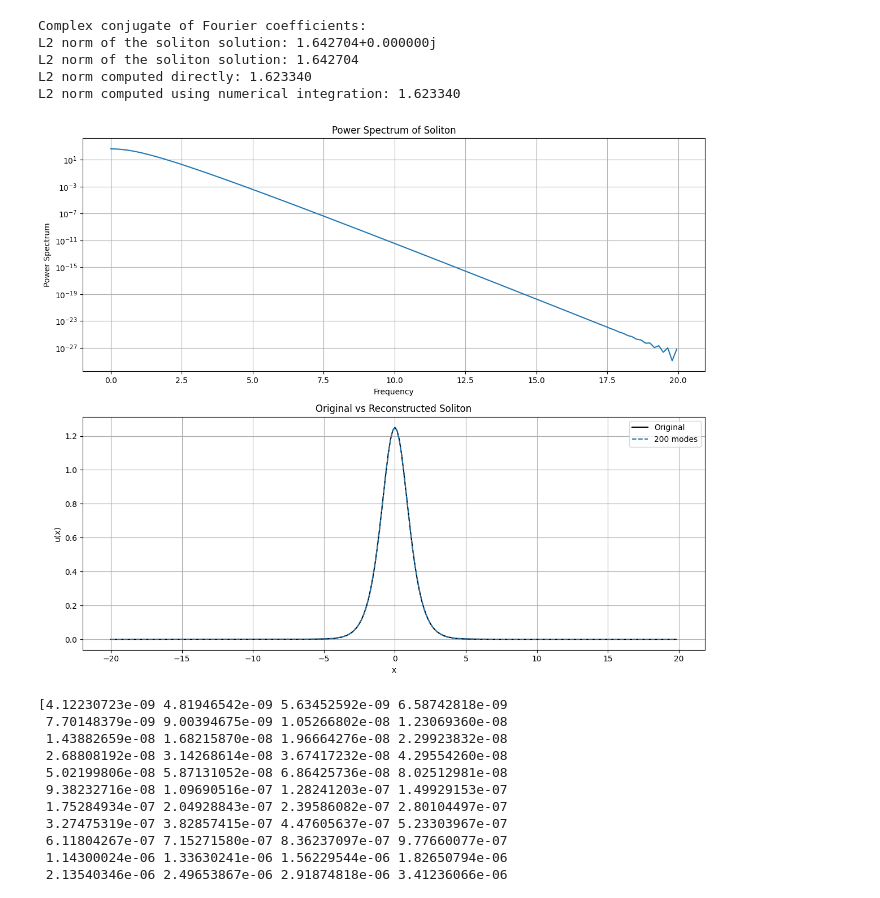
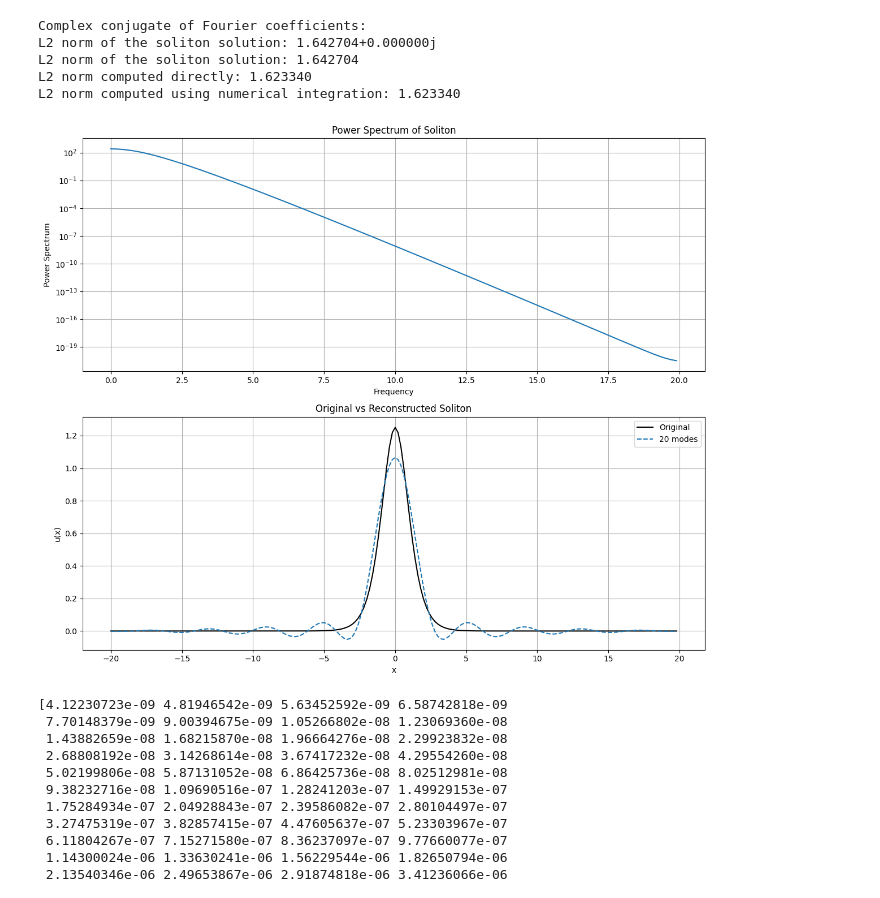
Before and after one commit to moritzhauschulz/structure_preserving_operator_learning, a Jupyter notebook: kdv.ipynb, the cells around one changed output. Saved outputs shown, nothing was run; the diff lists cells and outputs as text; code cells hidden in the pictures.

Commit message:
updating Fourier strategy

```diff
--- a/kdv.ipynb
+++ b/kdv.ipynb
@@ -285,7 +285,41 @@ L2 norm of the soliton solution: 1.642704+0.000000j
 L2 norm of the soliton solution: 1.642704
 L2 norm computed directly: 1.623340
 L2 norm computed using numerical integration: 1.623340
+# %%
+import torch
+
+def padded_ifft(four_coef_hat, K):
+    """
+    Compute the inverse Fourier transform with zero-padding to match a target resolution K.
+    Handles batched input tensors.
+
+    Parameters:
+        four_coef_hat (torch.Tensor): Tensor of shape (batch_size, N) containing Fourier coefficients
+        K (int): The target number of points for the output resolution
+
+    Returns:
+        torch.Tensor: The reconstructed function sampled at K points, shape (batch_size, K)
+    """
+    N = len(four_coef_hat)  # Original number of Fourier modes
+
+    # Zero-padding in Fourier space
+    if K > N:
+        pad_left = (K - N) // 2
+        pad_right = K - N - pad_left
+        four_coef_hat_padded = torch.nn.functional.pad(four_coef_hat, (pad_left, pad_right), mode='constant', value=0)
+    else:
+        # If K <= N, truncate the higher frequencies
+        four_coef_hat_padded = four_coef_hat[:K]
+
+    # Compute the inverse FFT
+    out = np.fft.ifft(four_coef_hat_padded) * (K / N)  # Adjust scaling factor
+
+    return out
 # %%
+N = 200
+x = np.linspace(-L/2, L/2, N, endpoint=False)
+
+
 # Take the soliton function at t=0 for spectral analysis
 u0 = exact_soliton(x, 0, c, a)
 
@@ -295,37 +329,40 @@ frequencies = np.fft.fftfreq(N, dx/(2*np.pi))
 
 # Compute power spectrum
 power_spectrum = np.abs(u_hat)**2
 
 # Plot original signal, DFT magnitude, and reconstructions with different modes
 fig, axs = plt.subplots(2, 1, figsize=(12, 10))
 
 # Plot power spectrum
 axs[0].semilogy(frequencies[:N//2], power_spectrum[:N//2])
 axs[0].set_xlabel('Frequency')
 axs[0].set_ylabel('Power Spectrum')
 axs[0].set_title('Power Spectrum of Soliton')
 axs[0].grid(True)
 
 # Plot original and reconstructions
 axs[1].plot(x, u0, 'k-', label='Original')
 
 # Try different numbers of modes for reconstruction
-for n_modes in [100]:
+for n_modes in [10]:
     u_hat_truncated = u_hat.copy()
     u_hat_truncated[n_modes:-n_modes] = 0  # Keep only n_modes at the start and end
-    u_reconstructed = np.real(ifft(u_hat_truncated))
-    axs[1].plot(x, u_reconstructed, '--', label=f'{2*n_modes} modes')
+
+
+    padded = np.real(padded_ifft(u_hat_truncated, 200))
+    # u_reconstructed = np.real(ifft(u_hat_truncated))
+    axs[1].plot(x, padded, '--', label=f'{2*n_modes} modes')
 
 axs[1].set_xlabel('x')
 axs[1].set_ylabel('u(x)')
 axs[1].set_title('Original vs Reconstructed Soliton')
 axs[1].legend()
 axs[1].grid(True)
 
 plt.tight_layout()
 plt.show()
 # %% [output]
-[figure, old version]
+[figure, new version]
 # %%
 print(u0)
 # %% [output]
```
Also changed, not shown: 7 other files.
